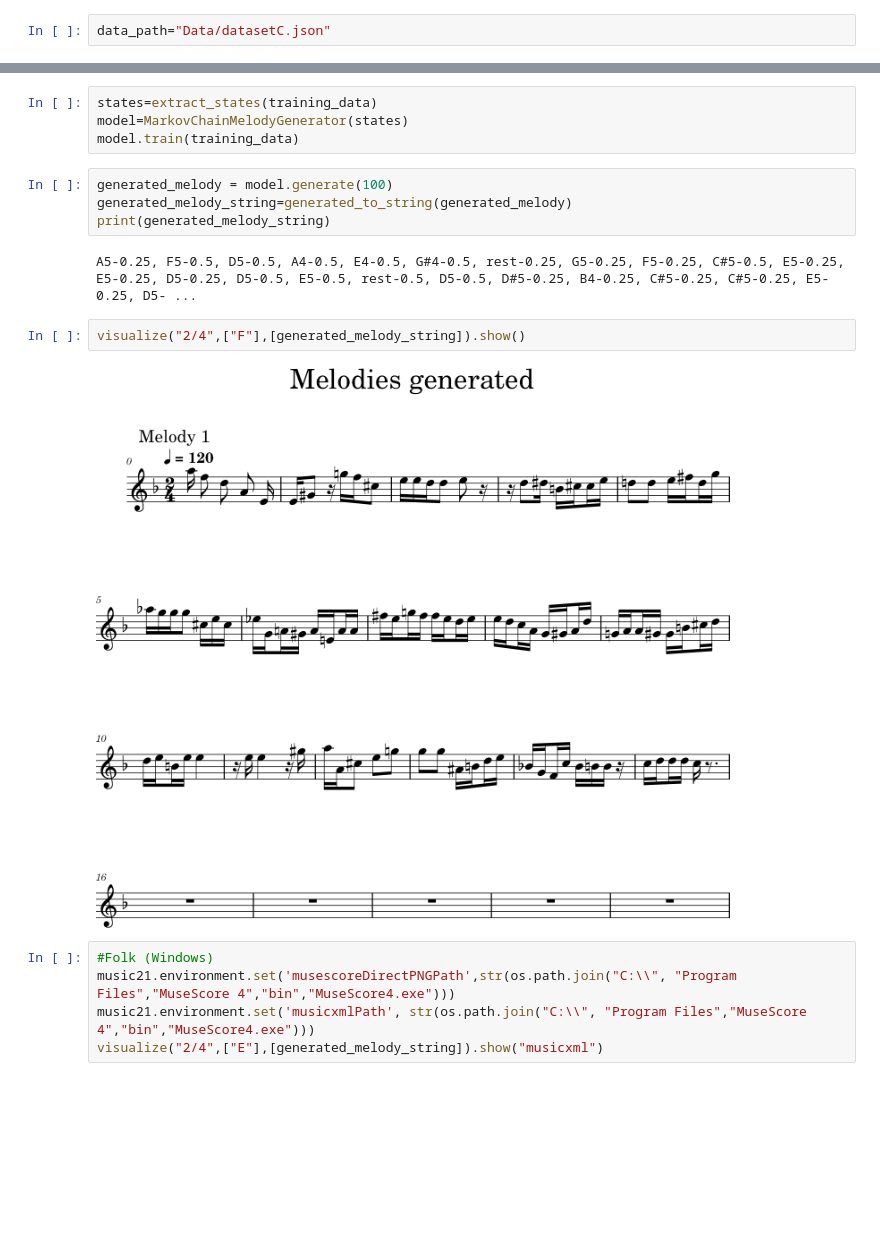
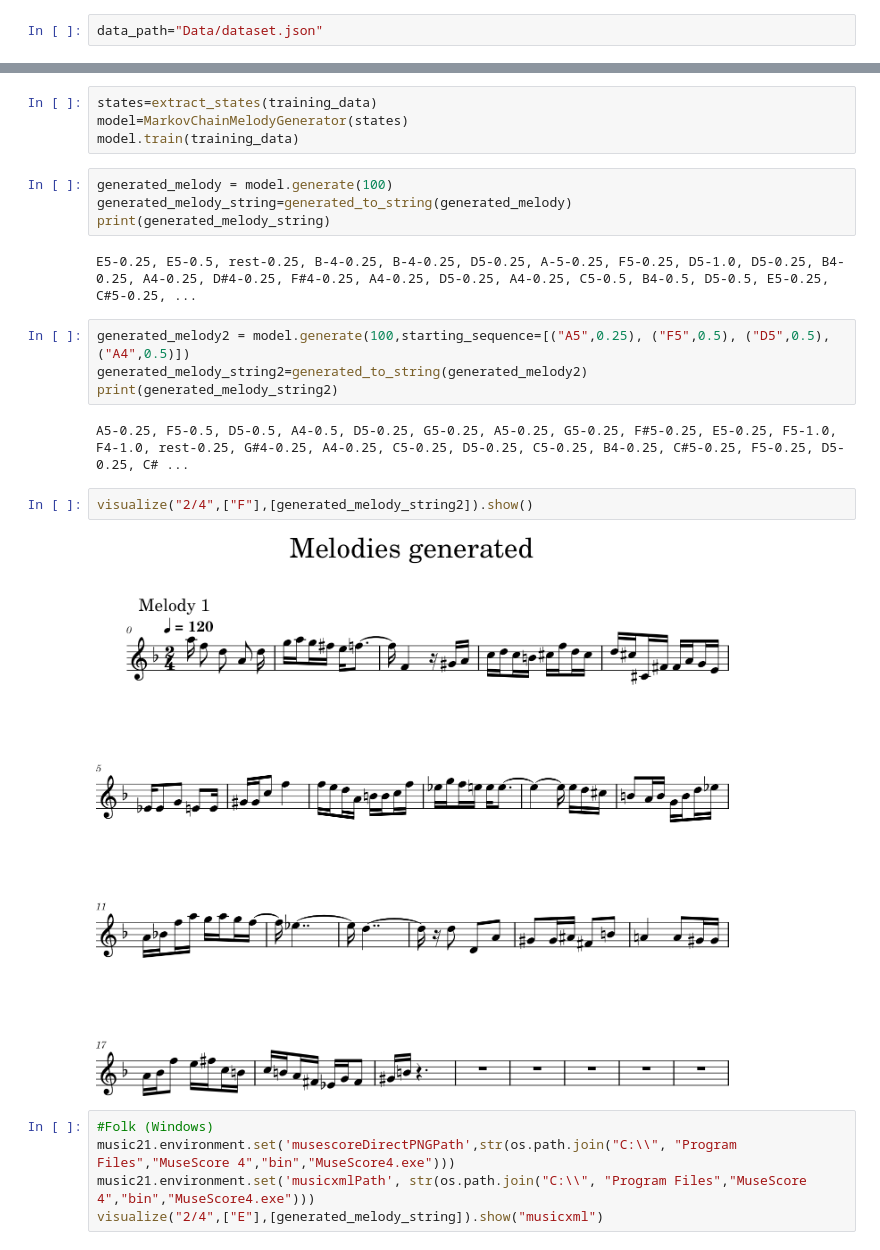
Before and after one commit to Gowthraven/Projet_M2, a Jupyter notebook: test_markov.ipynb, the cells around one changed output, grey strips where cells are left out. Cells and saved outputs as stored; diff of their text form; blank space fills up the shorter version.

Commit message:
update markov startingsequence, update visualization tie

```diff
--- a/test_markov.ipynb
+++ b/test_markov.ipynb
@@ -8,7 +8,7 @@ sys.path.append('Markov/')
 # %%
 from markovchain import *
 # %%
-data_path="Data/datasetC.json"
+data_path="Data/dataset.json"
 # %%
 with open(data_path, "r") as f:
     training_data=json.load(f)
@@ -44,11 +44,17 @@ generated_melody = model.generate(100)
 generated_melody_string=generated_to_string(generated_melody)
 print(generated_melody_string)
 # %% [output]
-A5-0.25, F5-0.5, D5-0.5, A4-0.5, E4-0.5, G#4-0.5, rest-0.25, G5-0.25, F5-0.25, C#5-0.5, E5-0.25, E5-0.25, D5-0.25, D5-0.5, E5-0.5, rest-0.5, D5-0.5, D#5-0.25, B4-0.25, C#5-0.25, C#5-0.25, E5-0.25, D5- ...
+E5-0.25, E5-0.5, rest-0.25, B-4-0.25, B-4-0.25, D5-0.25, A-5-0.25, F5-0.25, D5-1.0, D5-0.25, B4-0.25, A4-0.25, D#4-0.25, F#4-0.25, A4-0.25, D5-0.25, A4-0.25, C5-0.5, B4-0.5, D5-0.5, E5-0.25, C#5-0.25, ...
+# %%
+generated_melody2 = model.generate(100,starting_sequence=[("A5",0.25), ("F5",0.5), ("D5",0.5), ("A4",0.5)])
+generated_melody_string2=generated_to_string(generated_melody2)
+print(generated_melody_string2)
+# %% [output]
+A5-0.25, F5-0.5, D5-0.5, A4-0.5, D5-0.25, G5-0.25, A5-0.25, G5-0.25, F#5-0.25, E5-0.25, F5-1.0, F4-1.0, rest-0.25, G#4-0.25, A4-0.25, C5-0.25, D5-0.25, C5-0.25, B4-0.25, C#5-0.25, F5-0.25, D5-0.25, C# ...
 # %%
-visualize("2/4",["F"],[generated_melody_string]).show()
+visualize("2/4",["F"],[generated_melody_string2]).show()
 # %% [output]
-[figure, old version]
+[figure, new version]
 # %%
 #Folk (Windows)
 music21.environment.set('musescoreDirectPNGPath',str(os.path.join("C:\\", "Program Files","MuseScore 4","bin","MuseScore4.exe")))
```
Also changed, not shown: parts of 1 cell of this notebook, 3 other files.
